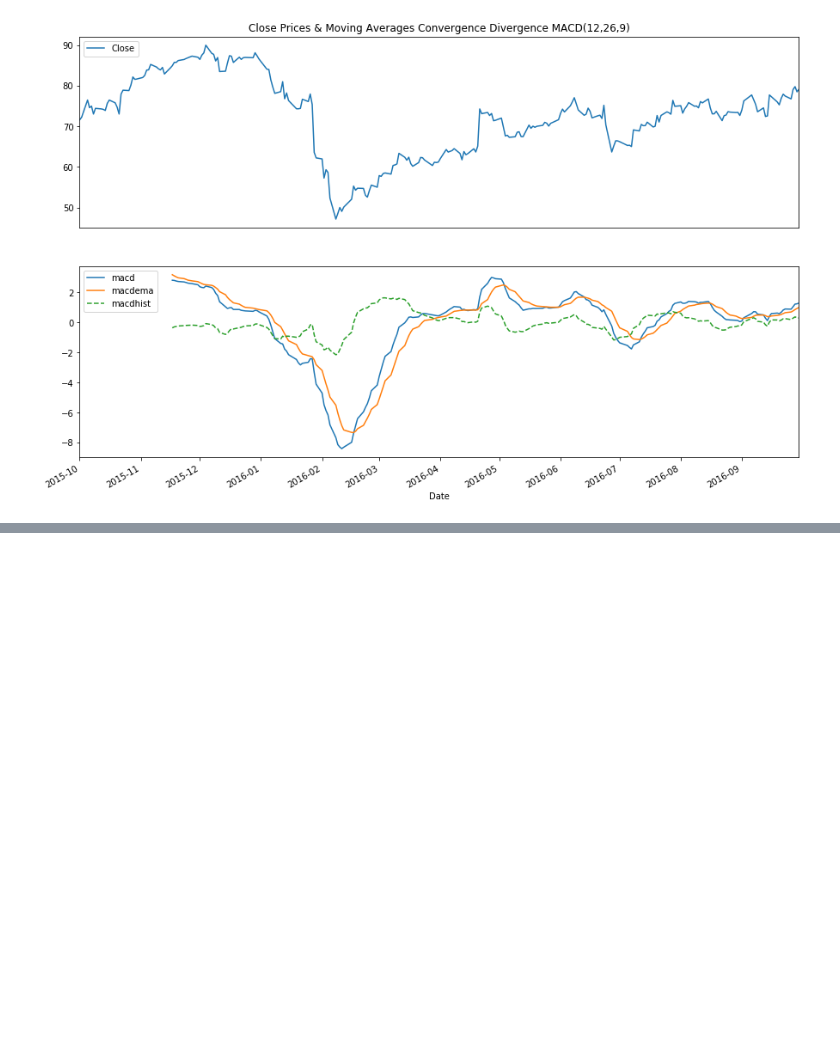
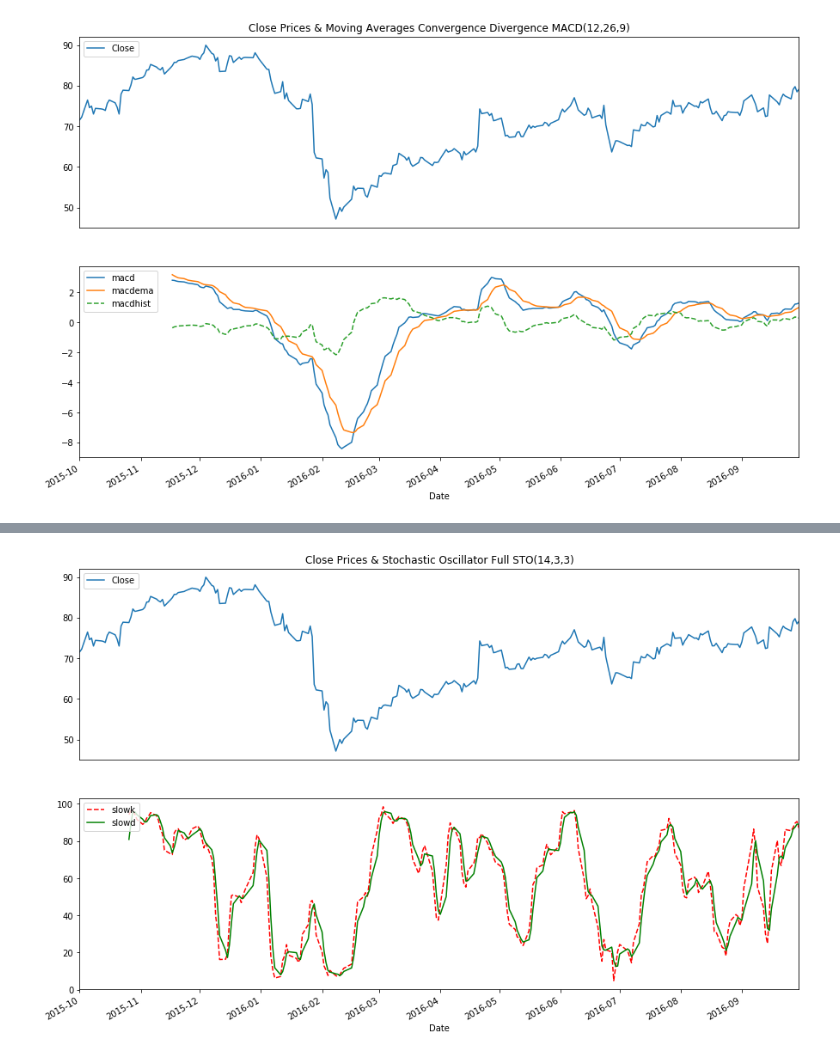
Before and after one commit to ahorjia/RTStock, a Jupyter notebook: TAPython/TA.ipynb, the cells around one changed output, grey strips where cells are left out. Cells and saved outputs as stored; diff of their text form; code cells hidden in the pictures; blank space fills up the shorter version.

```diff
--- a/TAPython/TA.ipynb
+++ b/TAPython/TA.ipynb
@@ -177,18 +186,23 @@ plt.show()
 # %%
-# STO(14,3,3)
-# TI Calcs
-aapl['slowk'], aapl['slowd'] = ta.STOCH(np.asarray(aapl['High']), np.asarray(aapl['Low']), np.asarray(aapl['Close']),
+# Stochastic Oscillator Full - STO(14,3,3)
+stock['slowk'], stock['slowd'] = ta.STOCH(stock['High'].values, stock['Low'].values, stock['Close'].values,
                                      fastk_period=14, slowk_period=3, slowk_matype=0, slowd_period=3, slowd_matype=0)
+
 # TI Charts
 ax1 = plt.subplot(2, 1, 1)
 plt.title('Close Prices & Stochastic Oscillator Full STO(14,3,3)')
 plt.gca().axes.get_xaxis().set_visible(False)
-aapl.plot(y=['Close'], ax=ax1)
+stock.plot(y=['Close'], ax=ax1)
 plt.legend(loc='upper left')
 ax2 = plt.subplot(2, 1, 2)
-aapl.plot(y=['slowk'], color='r', linestyle='--', ax=ax2)
-aapl.plot(y=['slowd'], color='g', ax=ax2)
+stock.plot(y=['slowk'], color='r', linestyle='--', ax=ax2)
+stock.plot(y=['slowd'], color='g', ax=ax2)
 plt.legend(loc='upper left')
 plt.show()
+
+# A momentum indicator
+# Changes direction before the price
+# %% [output]
+[figure, added]
 # %%
 # Williams %R(14)
```
Also changed, not shown: parts of 29 cells of this notebook, 2 other files.
